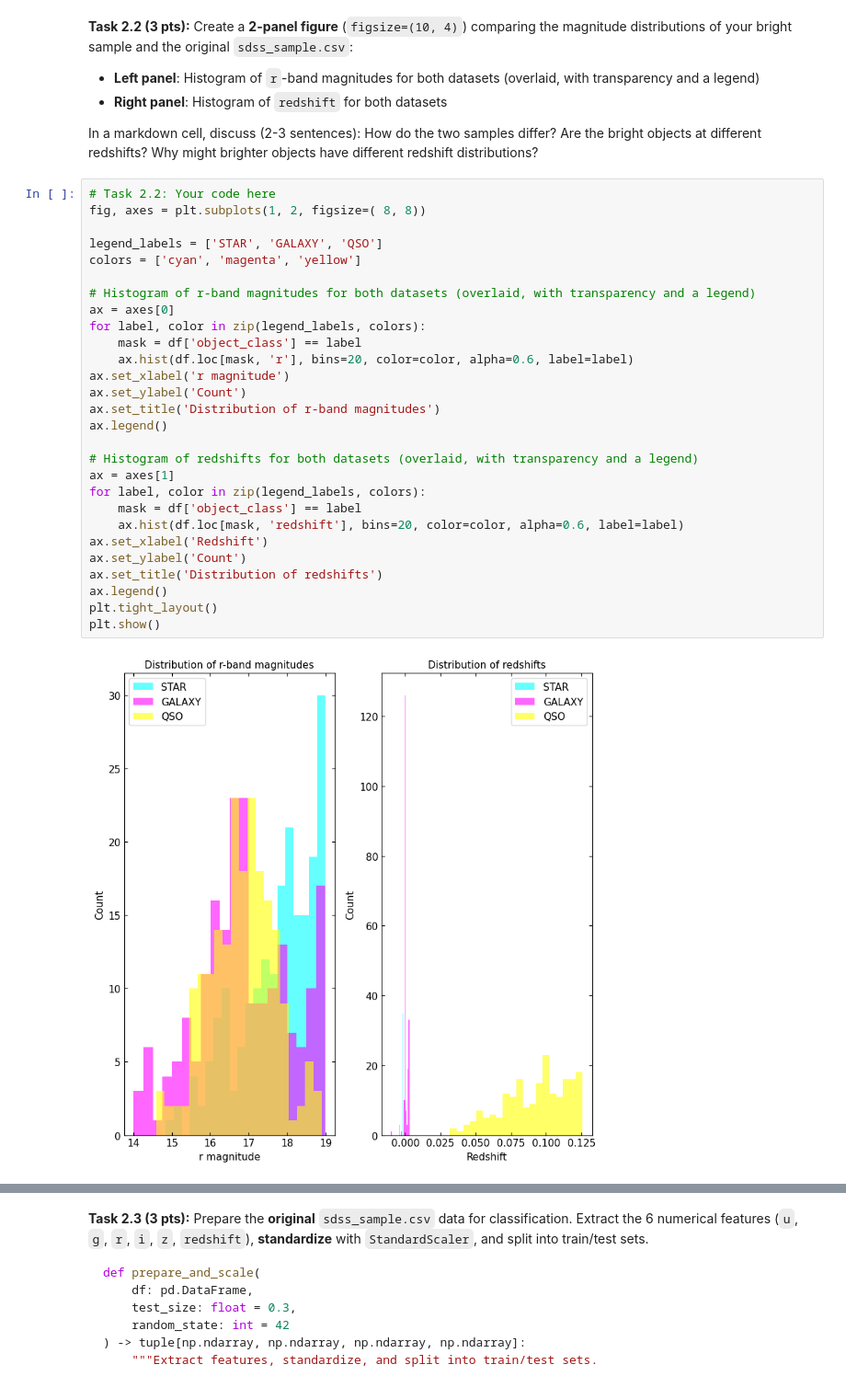
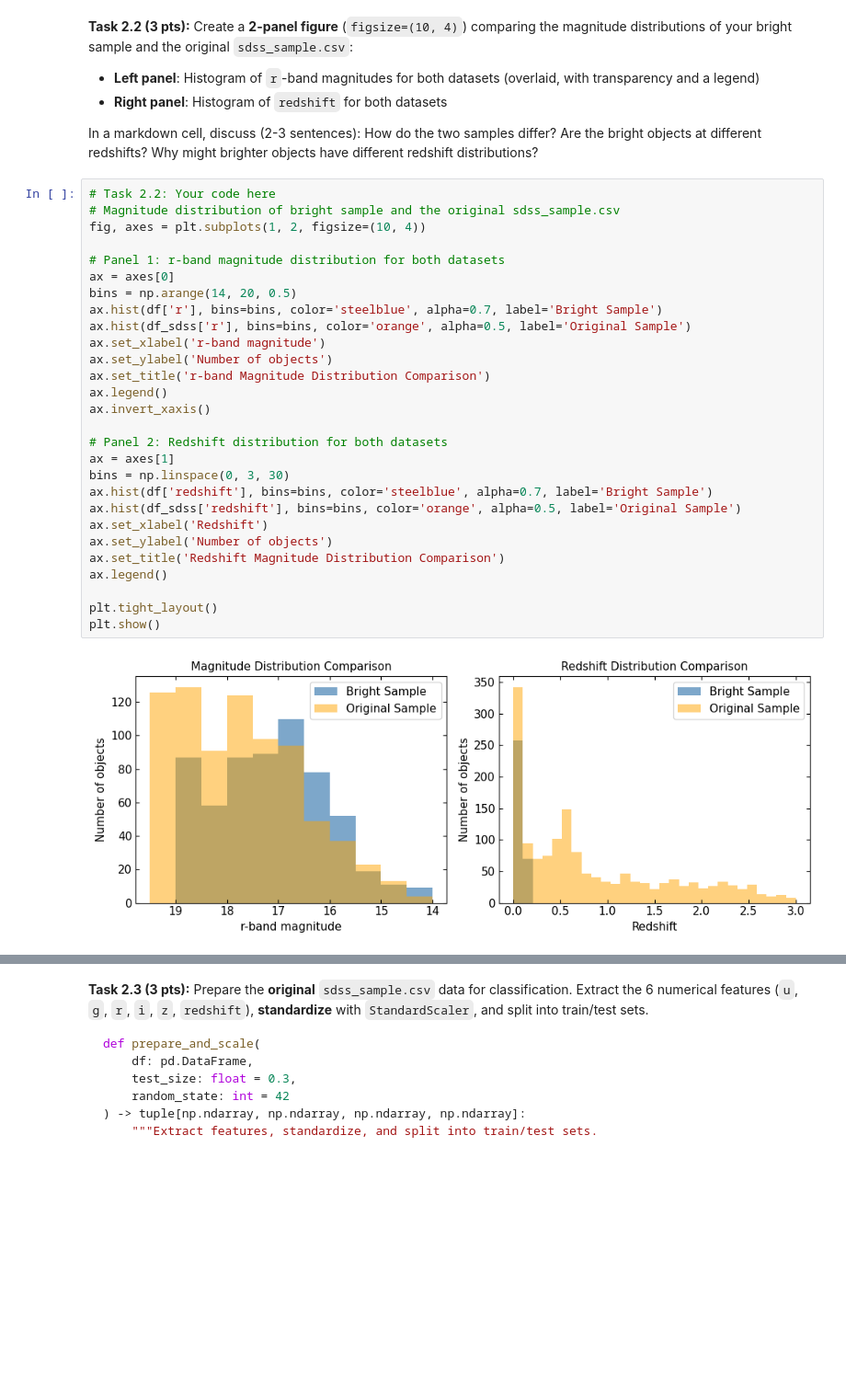
Before and after one commit to owenabbata/PHY386, a Jupyter notebook: 2026/HW/OwenAbbata/HW6.ipynb, the cells around one changed output, grey strips where cells are left out. Shown at 92% size. Cells and saved outputs as stored; diff of their text form; blank space fills up the shorter version.

Commit message:
Fixed section 2.2 graphs and added answer to the question in section 2.2

```diff
--- a/2026/HW/OwenAbbata/HW6.ipynb
+++ b/2026/HW/OwenAbbata/HW6.ipynb
@@ -889,33 +889,33 @@ max     24.806440   21.953870   18.989300   22.211570   23.332460    0.125827
 In a markdown cell, discuss (2-3 sentences): How do the two samples differ? Are the bright objects at different redshifts? Why might brighter objects have different redshift distributions?
 # %%
 # Task 2.2: Your code here
-fig, axes = plt.subplots(1, 2, figsize=( 8, 8))
+# Magnitude distribution of bright sample and the original sdss_sample.csv
+fig, axes = plt.subplots(1, 2, figsize=(10, 4))
 
-legend_labels = ['STAR', 'GALAXY', 'QSO']
-colors = ['cyan', 'magenta', 'yellow']
+# Panel 1: r-band magnitude distribution for both datasets
+ax = axes[0]
+bins = np.arange(14, 20, 0.5)
+ax.hist(df['r'], bins=bins, color='steelblue', alpha=0.7, label='Bright Sample')
+ax.hist(df_sdss['r'], bins=bins, color='orange', alpha=0.5, label='Original Sample')
+ax.set_xlabel('r-band magnitude')
+ax.set_ylabel('Number of objects')
+ax.set_title('r-band Magnitude Distribution Comparison')
+ax.legend()
+ax.invert_xaxis()
 
-# Histogram of r-band magnitudes for both datasets (overlaid, with transparency and a legend)
-ax = axes[0]
-for label, color in zip(legend_labels, colors):
-    mask = df['object_class'] == label
-    ax.hist(df.loc[mask, 'r'], bins=20, color=color, alpha=0.6, label=label)
-ax.set_xlabel('r magnitude')
-ax.set_ylabel('Count')
-ax.set_title('Distribution of r-band magnitudes')
+# Panel 2: Redshift distribution for both datasets
+ax = axes[1]
+bins = np.linspace(0, 3, 30)
+ax.hist(df['redshift'], bins=bins, color='steelblue', alpha=0.7, label='Bright Sample')
+ax.hist(df_sdss['redshift'], bins=bins, color='orange', alpha=0.5, label='Original Sample')
+ax.set_xlabel('Redshift')
+ax.set_ylabel('Number of objects')
+ax.set_title('Redshift Magnitude Distribution Comparison')
 ax.legend()
 
-# Histogram of redshifts for both datasets (overlaid, with transparency and a legend)
-ax = axes[1]
-for label, color in zip(legend_labels, colors):
-    mask = df['object_class'] == label
-    ax.hist(df.loc[mask, 'redshift'], bins=20, color=color, alpha=0.6, label=label)
-ax.set_xlabel('Redshift')
-ax.set_ylabel('Count')
-ax.set_title('Distribution of redshifts')
-ax.legend()
 plt.tight_layout()
 plt.show()
 # %% [output]
-[figure, old version]
+[figure, new version]
 # %% [markdown]
 *Your discussion here (2-3 sentences): How do the samples differ? Why?*
```
Also changed, not shown: parts of 1 cell of this notebook.
